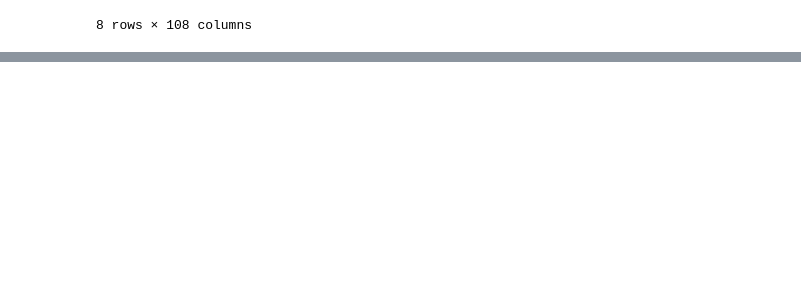
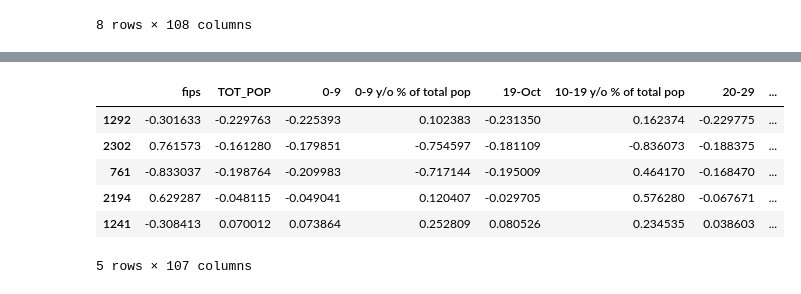
Before and after one commit to 4GeeksAcademy/Kurganova_REGULARIZED-LINEAR-REG, a Jupyter notebook: src/explore.ipynb, the cells around one changed output, grey strips where cells are left out. Drawn from its saved outputs; the diff is of its cells as text; code cells hidden in the pictures; blank space fills up the shorter version.

```diff
--- a/src/explore.ipynb
+++ b/src/explore.ipynb
@@ -189,0 +234,23 @@ plt.show()
+# %%
+from sklearn.preprocessing import StandardScaler
+
+scaler = StandardScaler()
+scaler.fit(X_train)
+
+
+
+X_train_norm = scaler.transform(X_train)
+X_train_norm = pd.DataFrame(X_train_norm, index = X_train.index, columns = numeric_columns)
+
+X_test_norm = scaler.transform(X_test)
+X_test_norm = pd.DataFrame(X_test_norm, index = X_test.index, columns = numeric_columns)
+
+X_train_norm.head()
+# %% [output]
+|  | fips | TOT_POP | 0-9 | 0-9 y/o % of total pop | 19-Oct | 10-19 y/o % of total pop | 20-29 | ... |
+| 1292 | -0.301633 | -0.229763 | -0.225393 | 0.102383 | -0.231350 | 0.162374 | -0.229775 | ... |
+| 2302 | 0.761573 | -0.161280 | -0.179851 | -0.754597 | -0.181109 | -0.836073 | -0.188375 | ... |
+| 761 | -0.833037 | -0.198764 | -0.209983 | -0.717144 | -0.195009 | 0.464170 | -0.168470 | ... |
+| 2194 | 0.629287 | -0.048115 | -0.049041 | 0.120407 | -0.029705 | 0.576280 | -0.067671 | ... |
+| 1241 | -0.308413 | 0.070012 | 0.073864 | 0.252809 | 0.080526 | 0.234535 | 0.038603 | ... |
+5 rows × 107 columns
```
Also changed, not shown: parts of 10 cells of this notebook.
